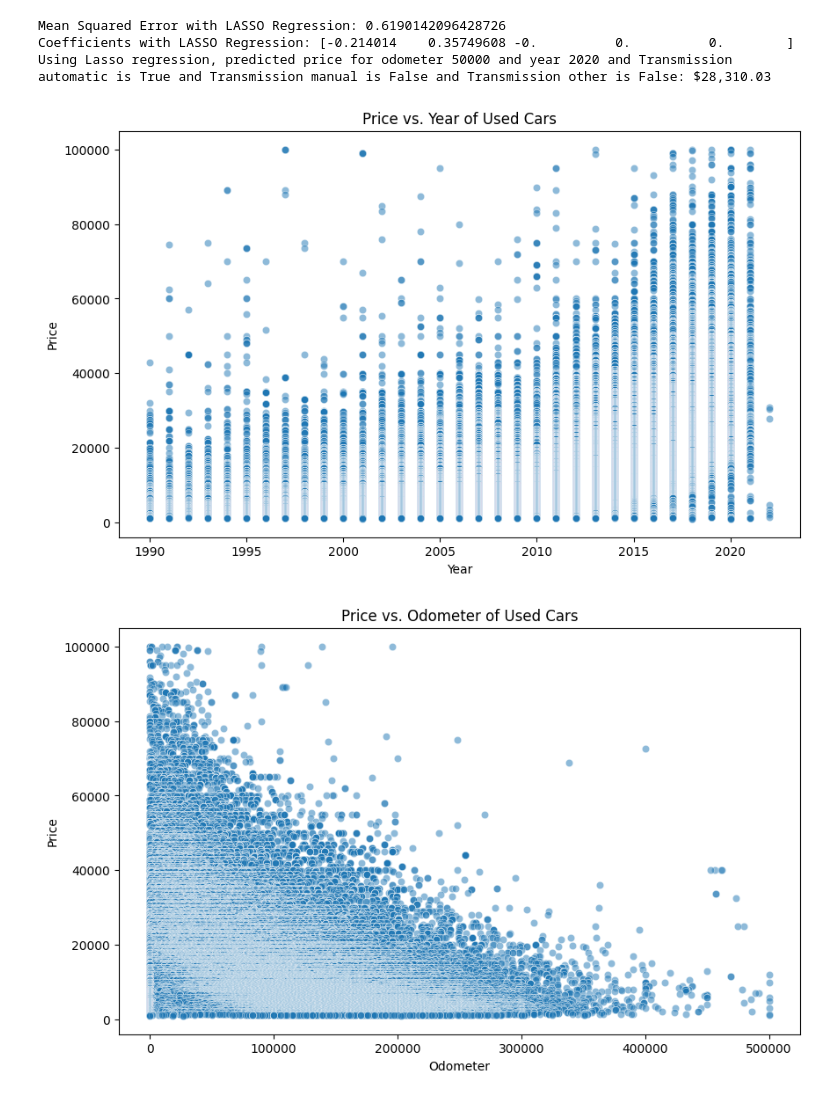
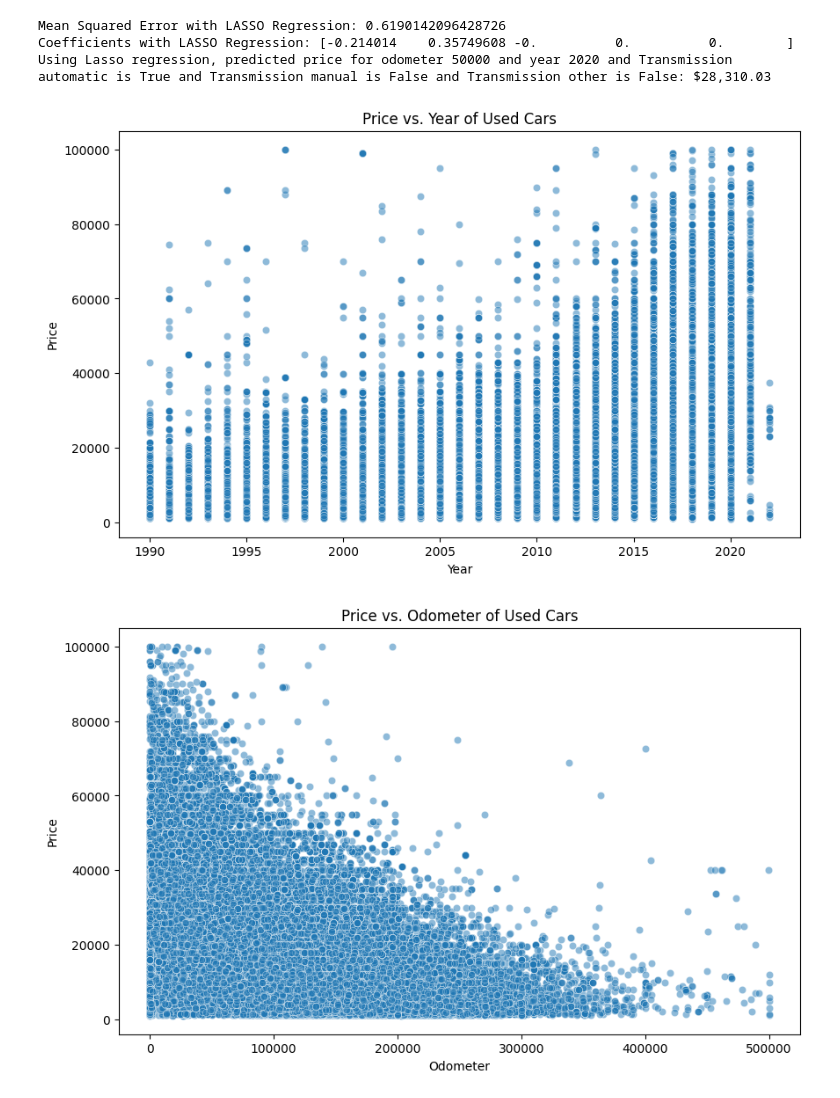
Before and after one commit to VulcanLogicWeaver/UsedCars, a Jupyter notebook: Project2.ipynb, the cells around one changed output. Cells and saved outputs as stored; diff of their text form; code cells hidden in the pictures.

```diff
--- a/Project2.ipynb
+++ b/Project2.ipynb
@@ -101,6 +101,16 @@ condition_corr = condition_correlation_matrix['price'].filter(like='condition_')
 print("\nCorrelation of 'condition' columns with 'price':")
 condition_corr.sort_values(ascending=False)
 
+condition_counts = used_cars['condition'].value_counts().reset_index()
+condition_counts.columns = ['condition', 'num_vehicles_sold']
+
+avg_price_by_condition = used_cars.groupby('condition')['price'].mean().reset_index()
+avg_price_by_condition.columns = ['condition', 'average_price']
+
+condition_summary = pd.merge(condition_counts, avg_price_by_condition, on='condition')
+print("\nNumber of vehicles sold and average price by condition:")
+condition_summary
+
 ## Observation 1
 ## This basically confirms condition column with values New, Like New and Good condition has positive impact on price (as expected)
 # %% [output]
@@ -174,6 +185,16 @@ transmission_corr = transmission_correlation_matrix['price'].filter(like='transm
 print("\nCorrelation of dummy 'Transmission' columns with 'price':")
 transmission_corr.sort_values(ascending=False)
 
+transmission_counts = used_cars['transmission'].value_counts().reset_index()
+transmission_counts.columns = ['transmission', 'num_vehicles_sold']
+
+avg_price_by_transmission = used_cars.groupby('transmission')['price'].mean().reset_index()
+avg_price_by_transmission.columns = ['transmission', 'average_price']
+
+transmission_summary = pd.merge(transmission_counts, avg_price_by_transmission, on='transmission')
+print("\nNumber of vehicles sold and average price by transmission:")
+transmission_summary
+
 ## Observation 3
 ## This basically confirms 'transmission' other seems to have a positive impact on price (was expecting automatic to have a positive impact, but does not seem to be the case)
 # %% [output]
@@ -187,9 +209,9 @@ dtype: float64
 # Create odometer in groups of 25000 and generate the average price column for the top 15 groups
 
 import pandas as pd
-used_cars_sorted['odometer_group_25000'] = pd.cut(used_cars_sorted['odometer'], bins=range(0, used_cars_sorted['odometer'].max() + 25000, 25000), right=False, labels=[f'{i}-{i+24999}' for i in range(0, used_cars_sorted['odometer'].max() + 25000, 25000)][:-1])
+used_cars['odometer_group_25000'] = pd.cut(used_cars['odometer'], bins=range(0, used_cars['odometer'].max() + 25000, 25000), right=False, labels=[f'{i}-{i+24999}' for i in range(0, used_cars['odometer'].max() + 25000, 25000)][:-1])
 
-odometer_group_25000_summary = used_cars_sorted.groupby('odometer_group_25000')['price'].agg(['count', 'mean']).reset_index()
+odometer_group_25000_summary = used_cars.groupby('odometer_group_25000')['price'].agg(['count', 'mean']).reset_index()
 odometer_group_25000_summary.columns = ['odometer_group', 'num_vehicles', 'average_price']
 
 # Sort by the number of vehicles in descending order and take the top 15
@@ -448,7 +470,7 @@ import seaborn as sns
 
 # Scatter plot of 'year' vs 'price'
 plt.figure(figsize=(10, 6))
-sns.scatterplot(data=used_cars_sorted, x='year', y='price', alpha=0.5)
+sns.scatterplot(data=used_cars, x='year', y='price', alpha=0.5)
 plt.title('Price vs. Year of Used Cars')
 plt.xlabel('Year')
 plt.ylabel('Price')
@@ -456,37 +478,37 @@ plt.show()
 
 # Scatter plot of 'odometer' vs 'price'
 plt.figure(figsize=(10, 6))
-sns.scatterplot(data=used_cars_sorted, x='odometer', y='price', alpha=0.5)
+sns.scatterplot(data=used_cars, x='odometer', y='price', alpha=0.5)
 plt.title('Price vs. Odometer of Used Cars')
 plt.xlabel('Odometer')
 plt.ylabel('Price')
 plt.show()
 
 # Box plot of 'condition' vs 'price'
 plt.figure(figsize=(12, 6))
-sns.boxplot(data=used_cars_sorted, x='condition', y='price', order=condition_summary.sort_values(by='average_price', ascending=False)['condition'])
+sns.boxplot(data=used_cars, x='condition', y='price', order=condition_summary.sort_values(by='average_price', ascending=False)['condition'])
 plt.title('Price vs. Condition of Used Cars')
 plt.xlabel('Condition')
 plt.ylabel('Price')
 plt.xticks(rotation=45, ha='right')
 plt.show()
 
 # Box plot of 'title_status' vs 'price'
 plt.figure(figsize=(12, 6))
-sns.boxplot(data=used_cars_sorted, x='title_status', y='price', order=title_status_summary.sort_values(by='average_price', ascending=False)['title_status'])
+sns.boxplot(data=used_cars, x='title_status', y='price', order=title_status_summary.sort_values(by='average_price', ascending=False)['title_status'])
 plt.title('Price vs. Title Status of Used Cars')
 plt.xlabel('Title Status')
 plt.ylabel('Price')
 plt.xticks(rotation=45, ha='right')
 plt.show()
 
 # Box plot of 'transmission' vs 'price'
 plt.figure(figsize=(8, 6))
-sns.boxplot(data=used_cars_sorted, x='transmission', y='price', order=transmission_summary.sort_values(by='average_price', ascending=False)['transmission'])
+sns.boxplot(data=used_cars, x='transmission', y='price', order=transmission_summary.sort_values(by='average_price', ascending=False)['transmission'])
 plt.title('Price vs. Transmission of Used Cars')
 plt.xlabel('Transmission')
 plt.ylabel('Price')
 plt.show()
 # %% [output]
-[figure, old version]
+[figure, new version]
-[figure, old version]
+[figure, new version]
```
Also changed, not shown: parts of 3 cells of this notebook.
